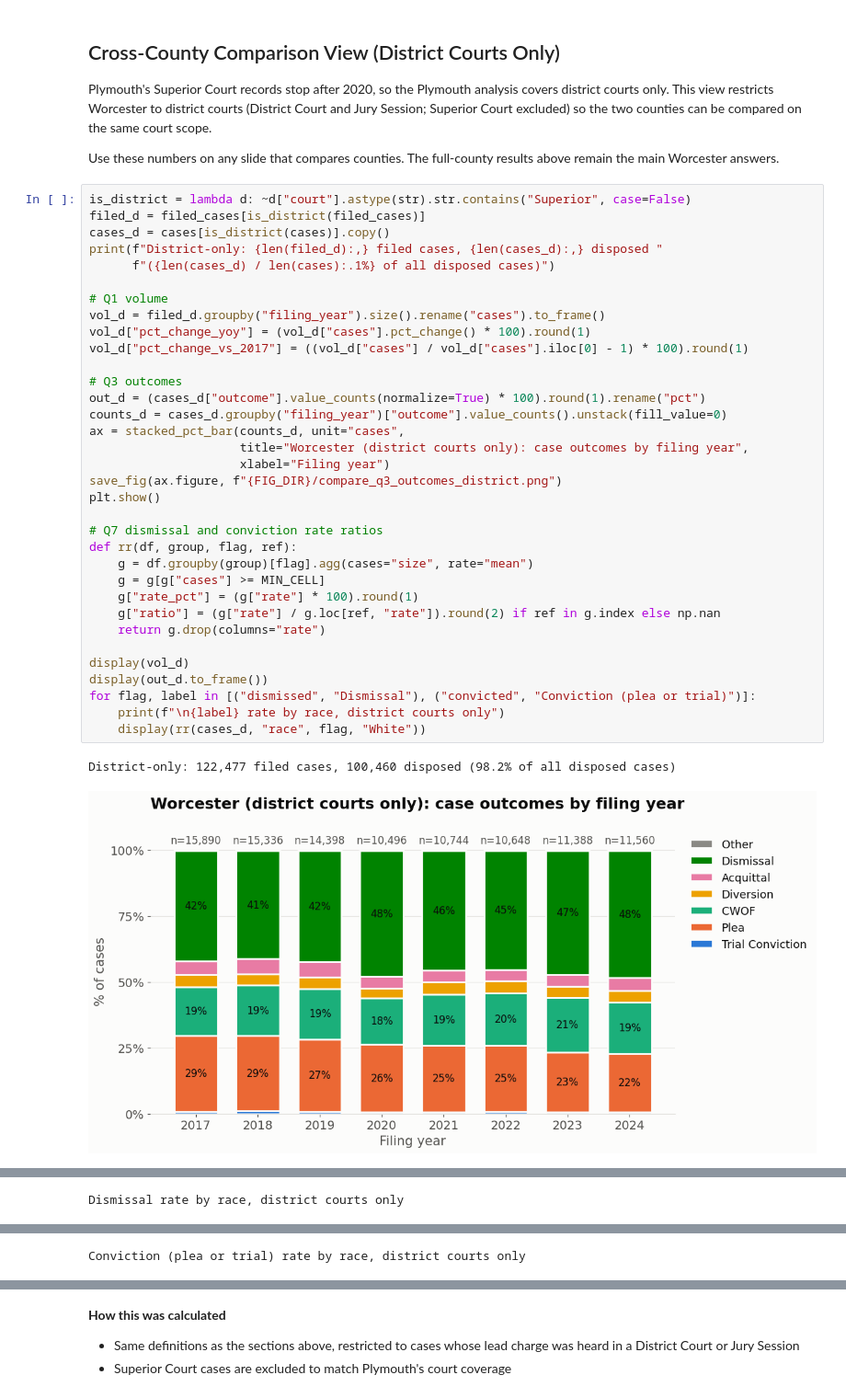
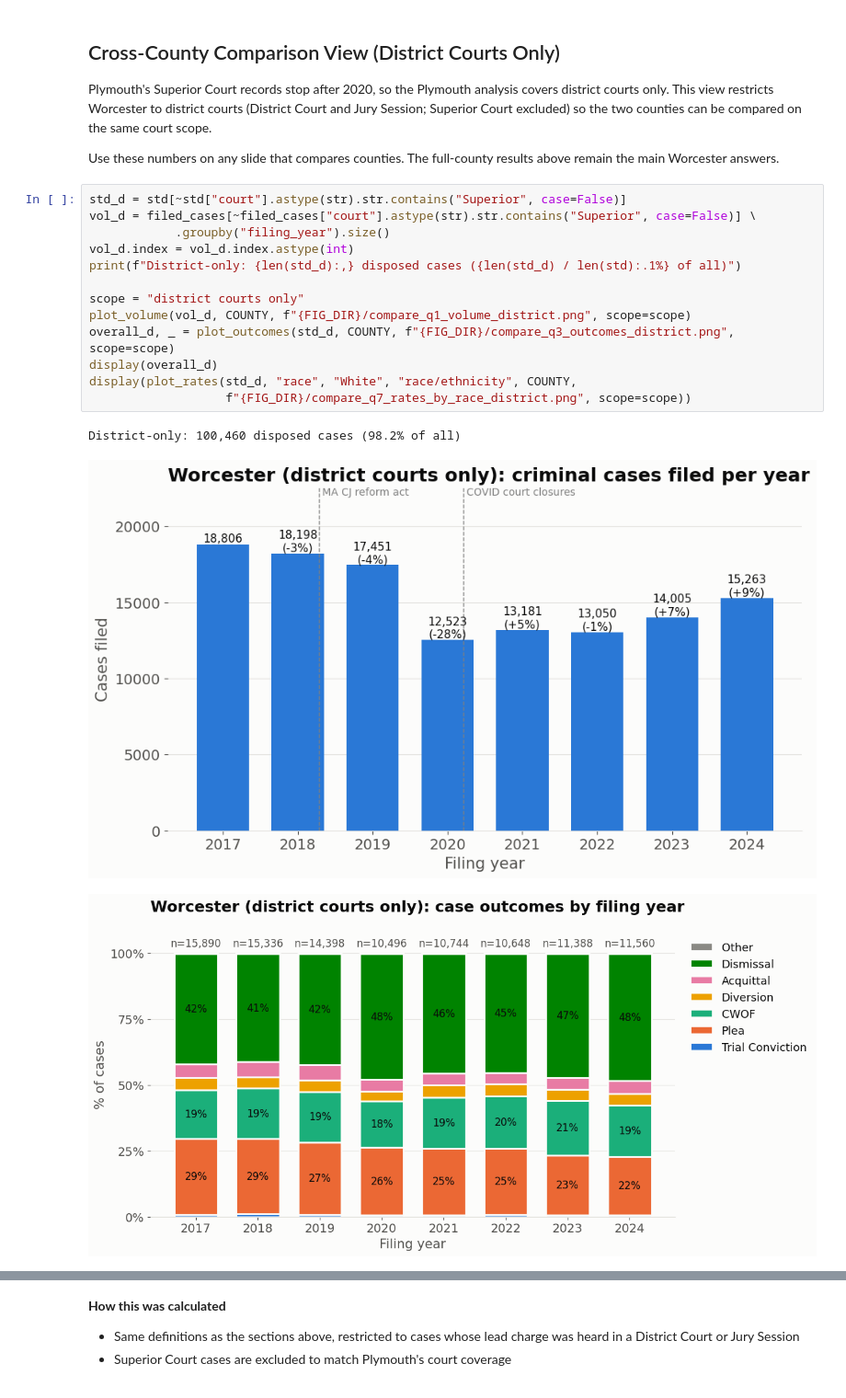
Before and after one commit to BU-Spark/ds-prosecutor-explorer, a Jupyter notebook: fa26/worcester/worcester_analysis.ipynb, the cells around one changed output, grey strips where cells are left out. Shown at 92% size. Drawn from its saved outputs; the diff is of its cells as text.

Commit message:
Shared county_charts module: identical figures and metrics across counties

```diff
--- a/fa26/worcester/worcester_analysis.ipynb
+++ b/fa26/worcester/worcester_analysis.ipynb
@@ -850,39 +763,19 @@ Plymouth's Superior Court records stop after 2020, so the Plymouth analysis cove
 
 Use these numbers on any slide that compares counties. The full-county results above remain the main Worcester answers.
 # %%
-is_district = lambda d: ~d["court"].astype(str).str.contains("Superior", case=False)
-filed_d = filed_cases[is_district(filed_cases)]
-cases_d = cases[is_district(cases)].copy()
-print(f"District-only: {len(filed_d):,} filed cases, {len(cases_d):,} disposed "
-      f"({len(cases_d) / len(cases):.1%} of all disposed cases)")
+std_d = std[~std["court"].astype(str).str.contains("Superior", case=False)]
+vol_d = filed_cases[~filed_cases["court"].astype(str).str.contains("Superior", case=False)] \
+            .groupby("filing_year").size()
+vol_d.index = vol_d.index.astype(int)
+print(f"District-only: {len(std_d):,} disposed cases ({len(std_d) / len(std):.1%} of all)")
 
-# Q1 volume
-vol_d = filed_d.groupby("filing_year").size().rename("cases").to_frame()
-vol_d["pct_change_yoy"] = (vol_d["cases"].pct_change() * 100).round(1)
-vol_d["pct_change_vs_2017"] = ((vol_d["cases"] / vol_d["cases"].iloc[0] - 1) * 100).round(1)
-
-# Q3 outcomes
-out_d = (cases_d["outcome"].value_counts(normalize=True) * 100).round(1).rename("pct")
-counts_d = cases_d.groupby("filing_year")["outcome"].value_counts().unstack(fill_value=0)
-ax = stacked_pct_bar(counts_d, unit="cases",
-                     title="Worcester (district courts only): case outcomes by filing year",
-                     xlabel="Filing year")
-save_fig(ax.figure, f"{FIG_DIR}/compare_q3_outcomes_district.png")
-plt.show()
-
-# Q7 dismissal and conviction rate ratios
-def rr(df, group, flag, ref):
-    g = df.groupby(group)[flag].agg(cases="size", rate="mean")
-    g = g[g["cases"] >= MIN_CELL]
-    g["rate_pct"] = (g["rate"] * 100).round(1)
-    g["ratio"] = (g["rate"] / g.loc[ref, "rate"]).round(2) if ref in g.index else np.nan
-    return g.drop(columns="rate")
-
-display(vol_d)
-display(out_d.to_frame())
-for flag, label in [("dismissed", "Dismissal"), ("convicted", "Conviction (plea or trial)")]:
-    print(f"\n{label} rate by race, district courts only")
-    display(rr(cases_d, "race", flag, "White"))
+scope = "district courts only"
+plot_volume(vol_d, COUNTY, f"{FIG_DIR}/compare_q1_volume_district.png", scope=scope)
+overall_d, _ = plot_outcomes(std_d, COUNTY, f"{FIG_DIR}/compare_q3_outcomes_district.png", scope=scope)
+display(overall_d)
+display(plot_rates(std_d, "race", "White", "race/ethnicity", COUNTY,
+                   f"{FIG_DIR}/compare_q7_rates_by_race_district.png", scope=scope))
 # %% [output]
-District-only: 122,477 filed cases, 100,460 disposed (98.2% of all disposed cases)
+District-only: 100,460 disposed cases (98.2% of all)
-[figure, old version]
+[figure, new version]
+[figure, added]
@@ -908 +802,0 @@ District-only: 122,477 filed cases, 100,460 disposed (98.2% of all disposed case
-Dismissal rate by race, district courts only
@@ -920 +802,0 @@ Dismissal rate by race, district courts only
-Conviction (plea or trial) rate by race, district courts only
```
Also changed, not shown: parts of 15 cells of this notebook, 15 other files.
